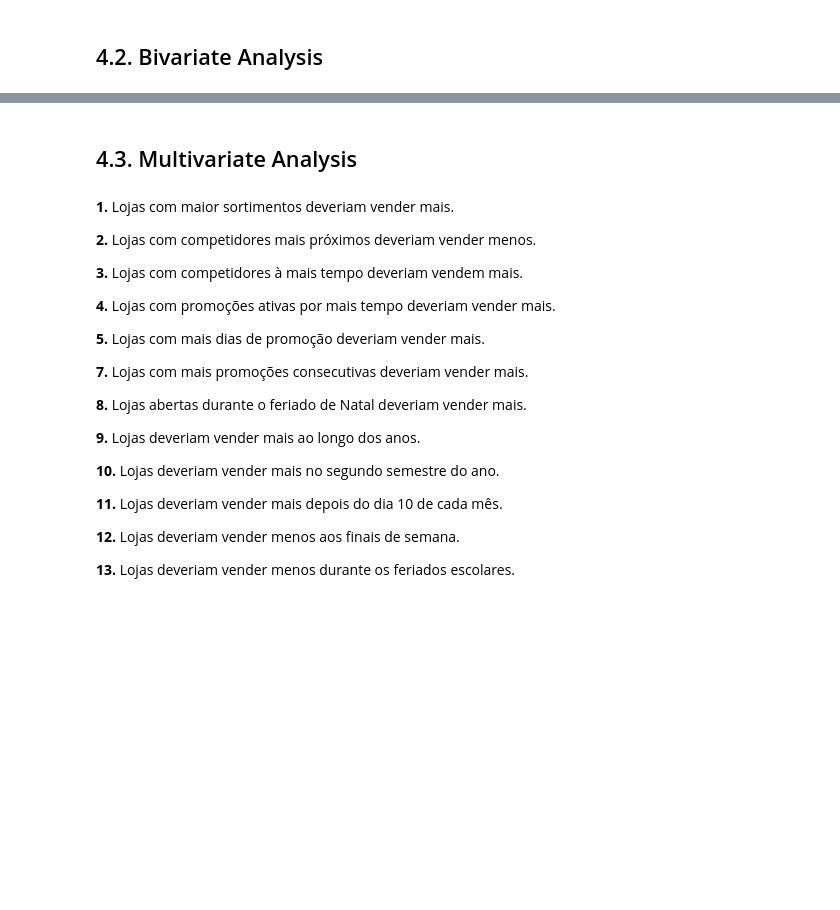
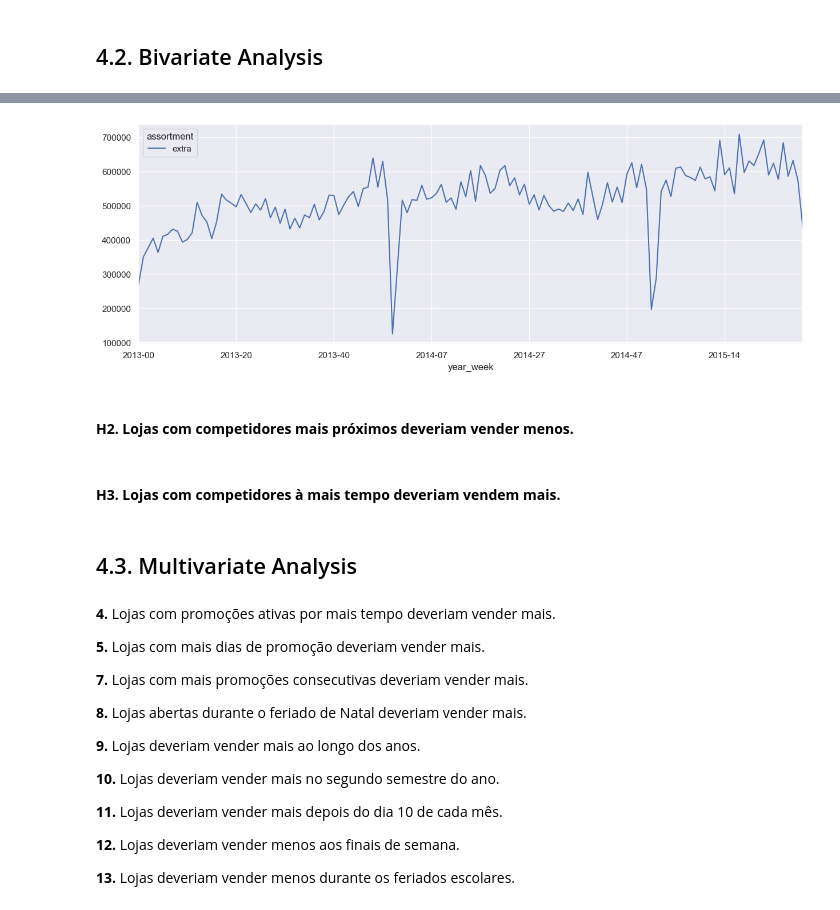
Before and after one commit to iury-repo/rossman-sales, a Jupyter notebook: notebooks/v01_store_sales_prediction.ipynb, the cells around one changed output, grey strips where cells are left out. Drawn from its saved outputs; the diff is of its cells as text; code cells hidden in the pictures; blank space fills up the shorter version.

```diff
--- a/notebooks/v01_store_sales_prediction.ipynb
+++ b/notebooks/v01_store_sales_prediction.ipynb
@@ -506,12 +522,18 @@ plt.show()
+# %%
+aux3 = aux2[aux2['assortment'] == 'extra']
+aux3.pivot( index='year_week', columns='assortment', values='sales' ).plot()
+plt.gcf().set_size_inches(15,5)
+
+plt.show()
+# %% [output]
+[figure, added]
+# %% [markdown]
+#### **H2. Lojas com competidores mais próximos deveriam vender menos.**
+# %% [markdown]
+#### **H3. Lojas com competidores à mais tempo deveriam vendem mais.**
 # %% [markdown]
 ## 4.3. Multivariate Analysis
 # %% [markdown]
-**1.** Lojas com maior sortimentos deveriam vender mais.
-
-**2.** Lojas com competidores mais próximos deveriam vender menos.
-
-**3.** Lojas com competidores à mais tempo deveriam vendem mais.
-
 **4.** Lojas com promoções ativas por mais tempo deveriam vender mais.
 
 **5.** Lojas com mais dias de promoção deveriam vender mais.
```
Also changed, not shown: parts of 3 cells of this notebook.
